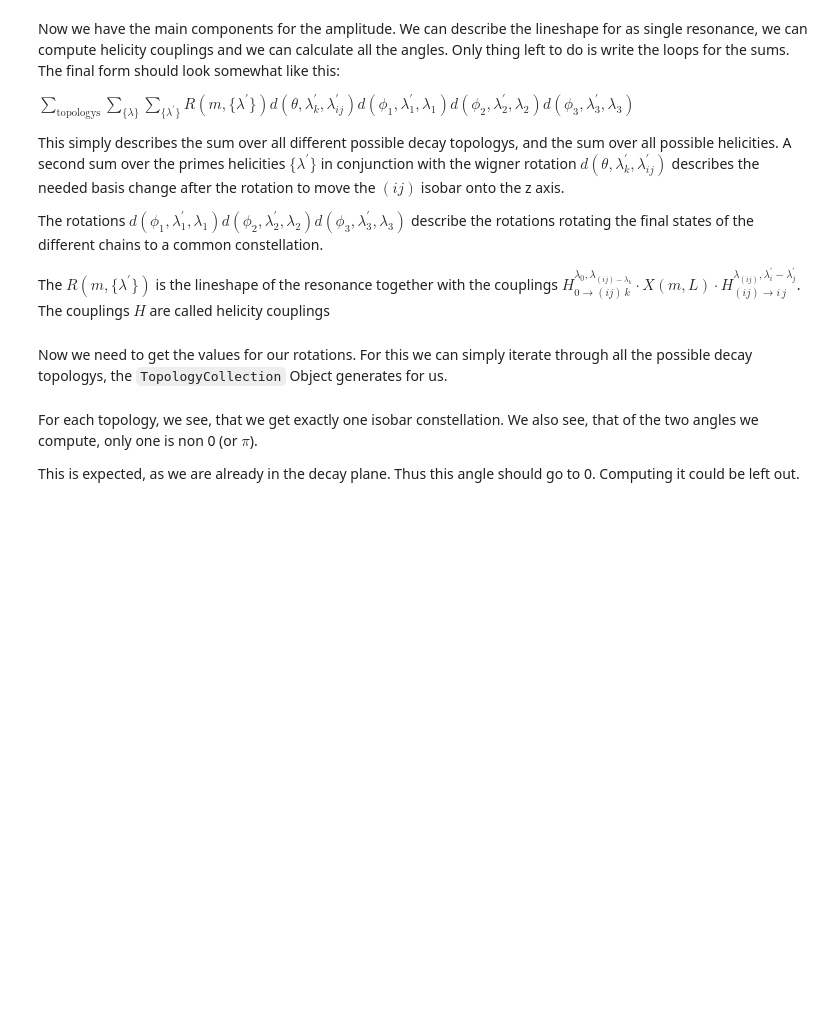
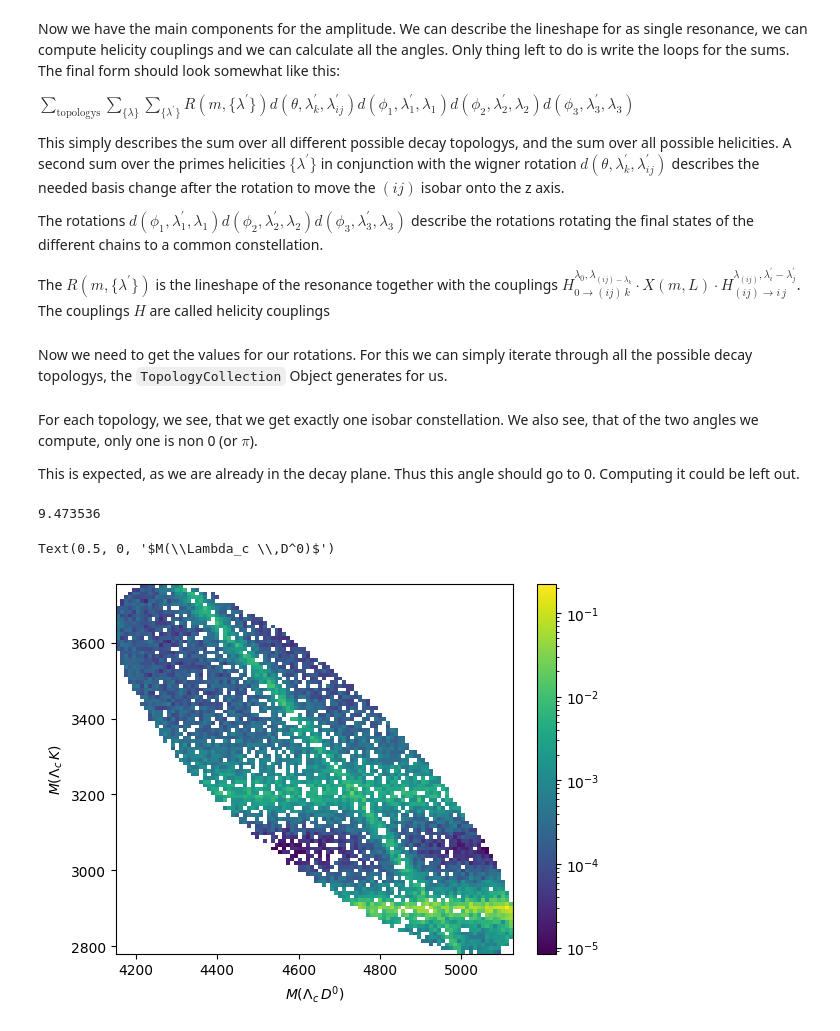
Before and after one commit to KaiHabermann/decayangle, a Jupyter notebook: notebooks/decay_example.ipynb, the cells around one changed output. Saved outputs shown, nothing was run; the diff lists cells and outputs as text; code cells hidden in the pictures; blank space fills up the shorter version.

Commit message:
Simple decay example now working

```diff
--- a/notebooks/decay_example.ipynb
+++ b/notebooks/decay_example.ipynb
@@ -126,7 +145,9 @@ class resonance:
         ls_resonance_decay = self.LS_coupling_resonance_decay()
         pi, pj = self.isobar
         h = sum(
-            ls.coupling * self.lineshape(s, ls.L) * self.clebsch_gordan(pi.spin, -hi_, pj.spin, hj_, ls.S, hj_ - hi_) * self.clebsch_gordan(ls.S, hj_ - hi_, ls.L, 0 , self.spin, hi_ - hj_)
+            ls.coupling * self.lineshape(s, ls.L) *
+            self.clebsch_gordan(pi.spin, hi_, pj.spin, -hj_, ls.S,hi_ - hj_) *
+            self.clebsch_gordan(ls.S, hi_ - hj_, ls.L, 0 , self.spin, hi_ - hj_)
             for ls in ls_resonance_decay.values()
         )
         return h
@@ -223,12 +267,9 @@ Now we need to get the values for our rotations. For this we can simply iterate
 for topology in tg.topologies:
         final_state_rotations = reference_topology.relative_wigner_angles(topology, momenta)
         isobars = topology.helicity_angles(momenta)
-        print(topology, isobars)
 
 topo = tg.topologies[0]
 h = topo.helicity_angles(momenta)
-for k, v in h.items():
-    print(k, v)
 # %% [markdown]
 For each topology, we see, that we get exactly one isobar constellation. We also see, that of the two angles we compute, only one is non 0 (or $\pi$).
 
@@ -254,24 +295,47 @@ helicities0 = possible_helicities(spin0)
 def f(h0, h1, h2, h3):
     helicity_list = [h0, h1, h2, h3]
     spin_list = [spin0, spin1, spin2, spin3]
+    amplitude = 0
     for topology in tg.topologies:
         final_state_rotations = reference_topology.relative_wigner_angles(topology, momenta)
         isobars = topology.helicity_angles(momenta)
-        print(topology, isobars)
         for (isobar, bachelor), (phi, theta) in isobars.items():
+            if isobar not in resonance_lineshapes:
+                # guard clause against key errors
+                continue
             # determinethe correct helicities
             (i,j), k = isobar, bachelor
             hi ,hj, hk = helicity_list[i], helicity_list[j], helicity_list[k]
             si, sj, sk = spin_list[i], spin_list[j], spin_list[k]
 
-            amplitude = sum(
-                resonance.helicity_coupling_times_lineshape(topology.nodes[isobar].mass(momenta)**2,hi_, hj_) * wigner_small_d(theta, spin0, h0,  h_iso - hk_) * wigner_small_d(final_state_rotations[i].theta_rf, si, hi, hi_) * wigner_small_d(final_state_rotations[j].theta_rf, sj, hj, hj_) * wigner_small_d(final_state_rotations[k].theta_rf, sk, hk, hk_) * resonance.h_mother(hk_, h_iso)
+            amplitude += sum(
+                resonance.helicity_coupling_times_lineshape(topology.nodes[isobar].mass(momenta)**2,hi_, hj_) *
+                wigner_small_d(theta, spin0, h0,  h_iso - hk_) *
+                wigner_small_d(final_state_rotations[i].theta_rf, si, hi, hi_) * wigner_small_d(final_state_rotations[j].theta_rf, sj, hj, hj_) *
+                wigner_small_d(final_state_rotations[k].theta_rf, sk, hk, hk_) *
+                resonance.h_mother(hk_, h_iso)
                 for resonance in resonance_lineshapes.get(isobar, [])
                 for h_iso in resonance.possible_helicities
                 for hk_ in particles[bachelor].helicities()
                 for hi_ in particles[isobar[0]].helicities()
                 for hj_ in particles[isobar[1]].helicities()
             )
-            print(amplitude)
-
-f(1, 0, 1, 0)
+    return amplitude
+# %%
+full_amplitude = sum(
+    abs(f(l1, l2, l3, l4))**2
+    for l1 in helicities0
+    for l2 in helicities1
+    for l3 in helicities2
+    for l4 in helicities3
+)
+import matplotlib.pyplot as plt
+from decayangle.kinematics import mass_squared
+
+m2_12 = mass_squared(momenta[1] + momenta[2])**0.5
+m2_13 = mass_squared(momenta[1] + momenta[3])**0.5
+m2_23 = mass_squared(momenta[2] + momenta[3])**0.5
+# %% [output]
+9.473536
+Text(0.5, 0, '$M(\\Lambda_c \\,D^0)$')
+[figure, added]
```
Also changed, not shown: parts of 7 cells of this notebook.
